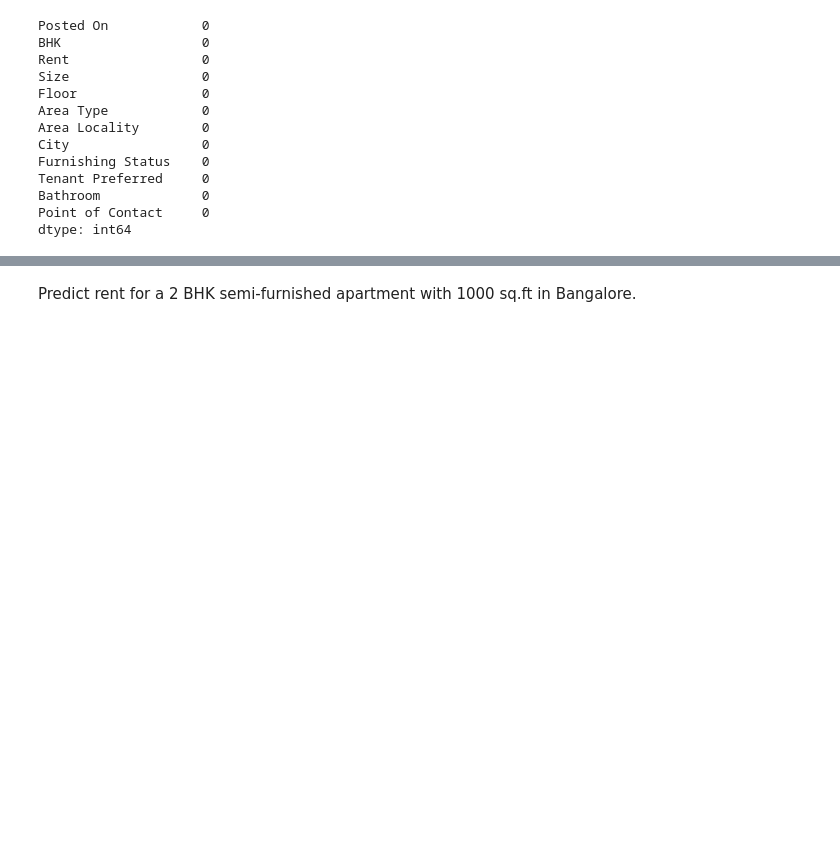
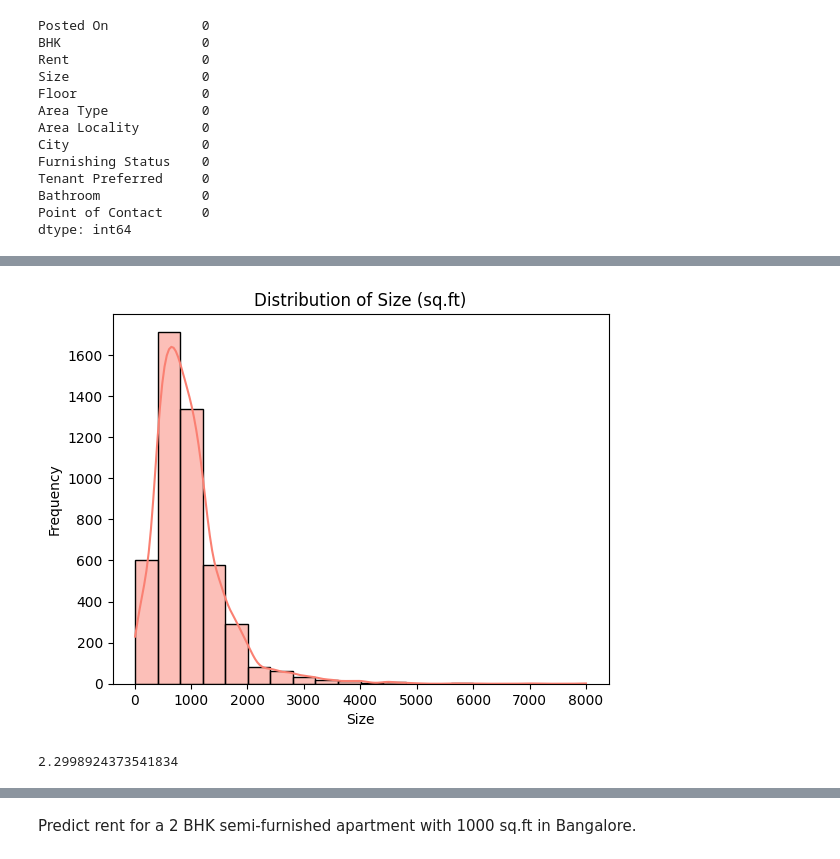
Before and after one commit to kanika-07cs/Task11-7.10.25-, a Jupyter notebook: Task.ipynb, the cells around one changed output, grey strips where cells are left out. Cells and saved outputs as stored; diff of their text form; code cells hidden in the pictures; blank space fills up the shorter version.

```diff
--- a/Task.ipynb
+++ b/Task.ipynb
@@ -71,0 +71,10 @@ df_encoded.head()
+# %%
+sns.histplot(df['Size'], bins=20, kde=True, color='salmon')
+plt.title('Distribution of Size (sq.ft)')
+plt.xlabel('Size')
+plt.ylabel('Frequency')
+plt.show()
+print(df['Size'].skew())
+# %% [output]
+[figure, added]
+2.2998924373541834
```
Also changed, not shown: parts of 12 cells of this notebook.
